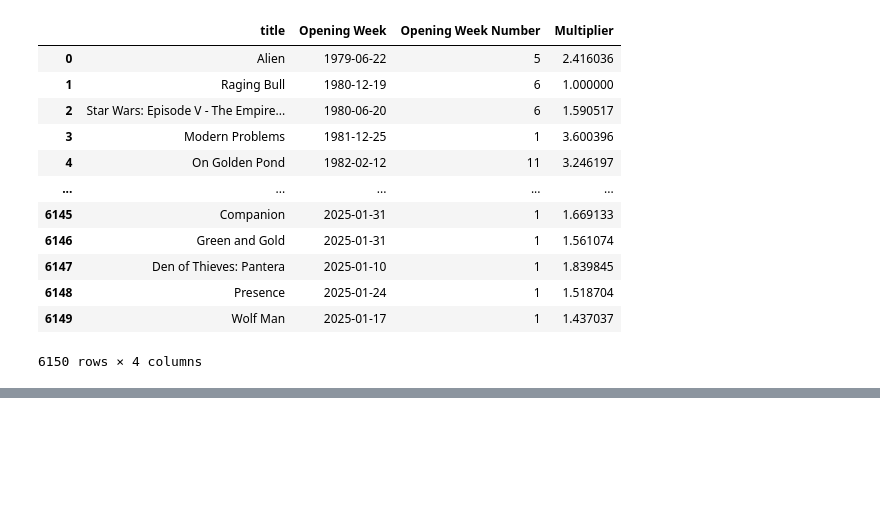
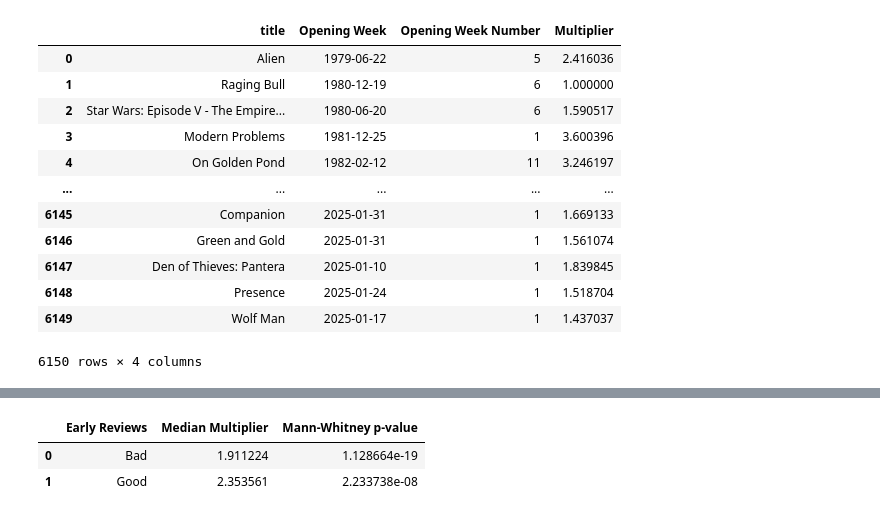
Before and after one commit to wampler77/ReelMetrics, a Jupyter notebook: IntegratingReviewsAndBoxOffice.ipynb, the cells around one changed output, grey strips where cells are left out. Cells and saved outputs as stored; diff of their text form; code cells hidden in the pictures; blank space fills up the shorter version.

```diff
--- a/IntegratingReviewsAndBoxOffice.ipynb
+++ b/IntegratingReviewsAndBoxOffice.ipynb
@@ -134,0 +152,18 @@ plt.xlim([-.1, 1.1])
+# %%
+from scipy.stats import mannwhitneyu
+badReviews = avgEarlyReviews.loc[avgEarlyReviews.originalScore.between(0, 0.5)]
+neutralReviews = avgEarlyReviews.loc[avgEarlyReviews.originalScore.between(0.5, 0.7)]
+goodReviews = avgEarlyReviews.loc[avgEarlyReviews.originalScore.between(0.7, 1)]
+
+data = {
+    'Early Reviews': ['Bad', 'Good'],
+    'Median Multiplier': [badReviews.Multiplier.median(), goodReviews.Multiplier.median()],
+    'Mann-Whitney p-value': [mannwhitneyu(badReviews.Multiplier, neutralReviews.Multiplier).pvalue,
+                          mannwhitneyu(goodReviews.Multiplier, neutralReviews.Multiplier).pvalue]
+
+}
+pd.DataFrame(data)
+# %% [output]
+|  | Early Reviews | Median Multiplier | Mann-Whitney p-value |
+| 0 | Bad | 1.911224 | 1.128664e-19 |
+| 1 | Good | 2.353561 | 2.233738e-08 |
```
Also changed, not shown: parts of 16 cells of this notebook.
